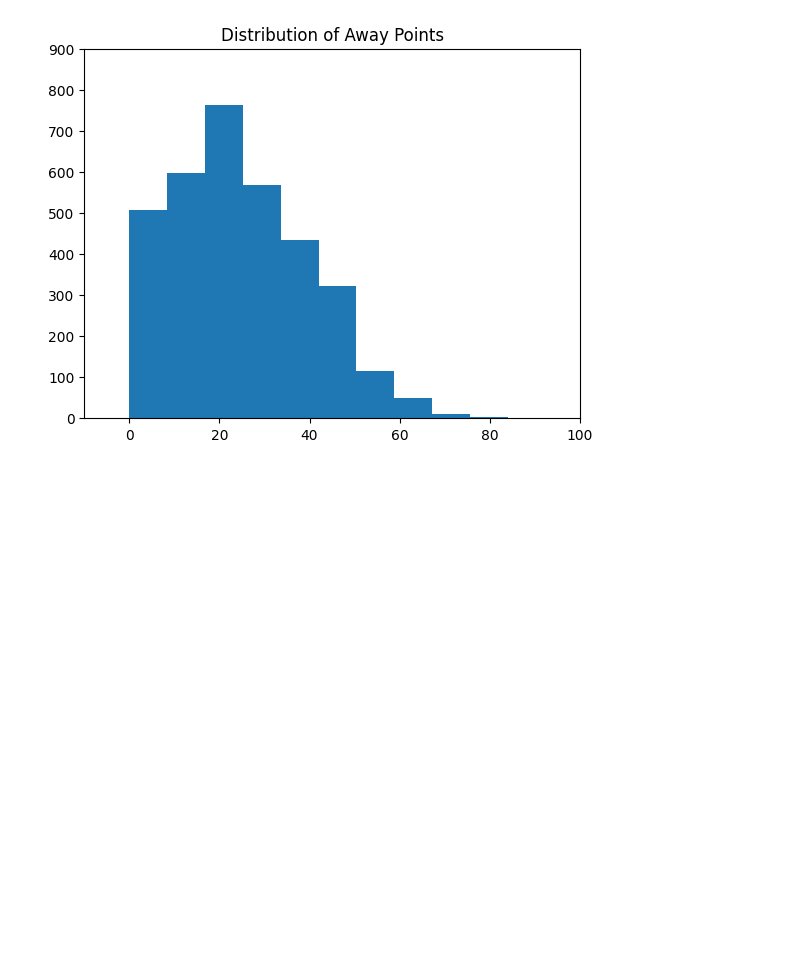
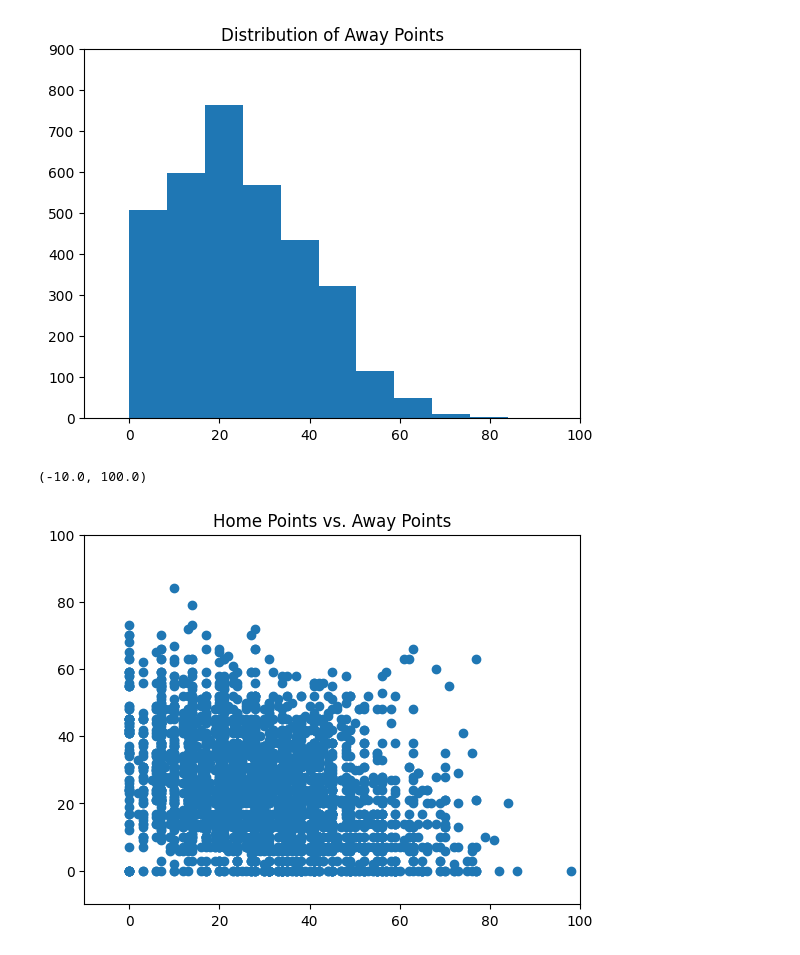
Before and after one commit to wjurden/college-football-project, a Jupyter notebook: code/eda.ipynb, the cells around one changed output. Saved outputs shown, nothing was run; the diff lists cells and outputs as text; code cells hidden in the pictures; blank space fills up the shorter version.

Commit message:
Update eda.ipynb
Adding box plots and scatter plot of points

```diff
--- a/code/eda.ipynb
+++ b/code/eda.ipynb
@@ -47,3 +47,11 @@ plt.ylim([0,900])
 # %% [output]
 (0.0, 900.0)
 [figure]
+# %%
+plt.title('Home Points vs. Away Points')
+plt.scatter(x = game_data['home_points'], y = game_data['away_points'])
+plt.xlim([-10, 100])
+plt.ylim([-10, 100])
+# %% [output]
+(-10.0, 100.0)
+[figure, added]
```
Also changed, not shown: parts of 2 cells of this notebook.
